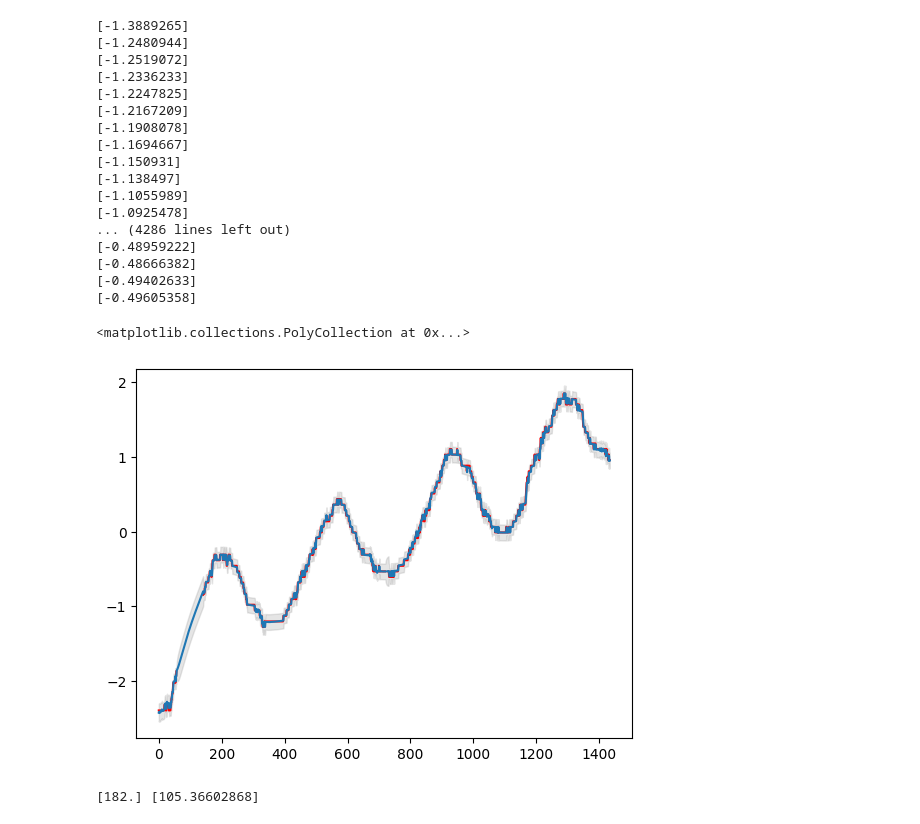
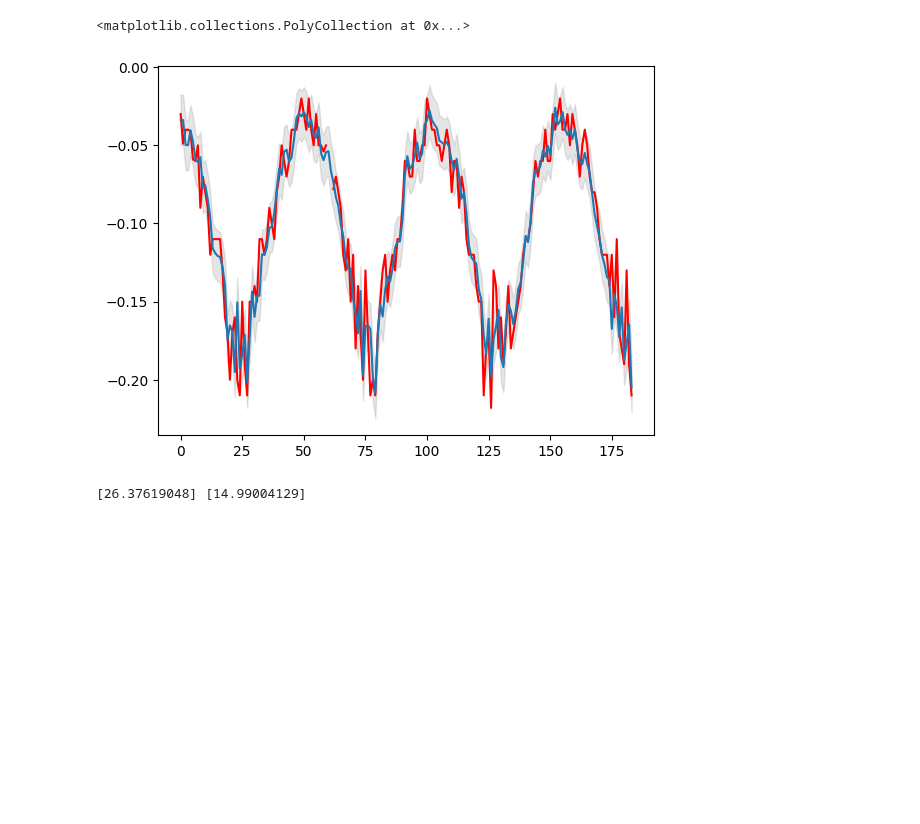
Before and after one commit to van-dai-vuong/cuTAGI, a Jupyter notebook: examples/generator_synTS_LSTM.ipynb, the cells around one changed output. Cells and saved outputs as stored; diff of their text form; code cells hidden in the pictures; blank space fills up the shorter version.

```diff
--- a/examples/generator_synTS_LSTM.ipynb
+++ b/examples/generator_synTS_LSTM.ipynb
@@ -94,12 +139,15 @@ hybrid = LSTM_SSM(
 )
 # %%
 # date_time_file="data/HQ/LGA007PIAP-E010_Y_train_datetime.csv"
-date_time_file="data/HQ/hq_ts1_train_datetime.csv"
-# time_covariates = ['week_of_year']
-time_covariates = ['day_of_year']
+# date_time_file="data/HQ/hq_ts1_train_datetime.csv"
+date_time_file="data/HQ/hq_ts4_train_datetime.csv"
+
+time_covariates = ['week_of_year']
+# time_covariates = ['day_of_year']
 train_dtl = TimeSeriesDataloader(
     # x_file="data/HQ/LGA007PIAP-E010_Y_train.csv",
-    x_file="data/HQ/hq_ts1_train.csv",
+    # x_file="data/HQ/hq_ts1_train.csv",
+    x_file="data/HQ/hq_ts4_train.csv",
     date_time_file=date_time_file,
     output_col=output_col,
     input_seq_len=input_seq_len,
@@ -120,58 +168,64 @@ for i in range(3):
     obs_test_unnorm = []
     sigma_v = 1E-12
     batch_size = 1
-    obs_unnorm = []
+    obs_norm = []
     hybrid.init_ssm_hs()
     var_y = np.full((batch_size * len(output_col),), sigma_v**2, dtype=np.float32)
 
     for x, y in train_batch_iter:
         x_input = np.copy(x)
         mu_x, var_x = process_input_ssm(
             mu_x = x_input, mu_preds_lstm = mu_preds_lstm, var_preds_lstm = var_preds_lstm,
             input_seq_len = input_seq_len, num_features = num_features,)
 
         # Feed forward
         y_pred, Sy_red, z_prior, Sz_prior, m_pred, v_pred = hybrid(mu_x, var_x)
         hybrid.backward(mu_obs = y, var_obs = var_y)
 
+        # obs = normalizer.unstandardize(
+        #     y, train_dtl.x_mean[output_col], train_dtl.x_std[output_col]
+        # )
+
+        # y_pred_unnorm = normalizer.unstandardize(
+        #     y, train_dtl.x_mean[output_col], train_dtl.x_std[output_col]
+        # )
+
         mu_preds.extend(y_pred)
         var_preds.extend(Sy_red + sigma_v**2)
         mu_preds_lstm.extend(m_pred)
         var_preds_lstm.extend(v_pred)
-        obs_unnorm.extend(y)
+        obs_norm.extend(y)
+
+    mu_preds = np.array(mu_preds)
+    std_preds = np.array(var_preds) ** 0.5
+    obs_norm = np.array(obs_norm)
+    obs_unnorm = normalizer.unstandardize(
+        obs_norm, train_dtl.x_mean[output_col], train_dtl.x_std[output_col]
+    )
+    mu_preds = normalizer.unstandardize(
+        mu_preds, train_dtl.x_mean[output_col], train_dtl.x_std[output_col]
+    )
+    std_preds = normalizer.unstandardize_std(std_preds, train_dtl.x_std[output_col])
+    var_preds = std_preds ** 2
 
     hybrid.smoother()
+
+# Keep the last 26 observation from the training set
+last26_obs = obs_unnorm[-26:].tolist()
 
 plt.figure()
 plt.plot(obs_unnorm, color='r',label=r"obs.")
 plt.plot(np.arange(len(obs_unnorm)), mu_preds, label='Prediction')
 plt.fill_between(
     np.arange(len(obs_unnorm)),
     np.array(mu_preds).flatten() - np.sqrt(np.array(var_preds).flatten()),
     np.array(mu_preds).flatten() + np.sqrt(np.array(var_preds).flatten()),
     alpha=0.2,
     color='gray',
 )
 # %% [output]
-[-1.3889265]
-[-1.2480944]
-[-1.2519072]
-[-1.2336233]
-[-1.2247825]
-[-1.2167209]
-[-1.1908078]
-[-1.1694667]
-[-1.150931]
-[-1.138497]
-[-1.1055989]
-[-1.0925478]
-... (4286 lines left out)
-[-0.48959222]
-[-0.48666382]
-[-0.49402633]
-[-0.49605358]
+<matplotlib.collections.PolyCollection at 0x...>
-<matplotlib.collections.PolyCollection at 0x...>
-[figure, old version]
+[figure, new version]
 # %%
 def normalize_date(date_time_i, mean, std):
     for time_cov in time_covariates:
@@ -224,7 +278,7 @@ for time_cov in time_covariates:
 op_mean, op_std = Normalizer.compute_mean_std(output)
 print(op_mean, op_std)
 # %% [output]
-[182.] [105.36602868]
+[26.37619048] [14.99004129]
 # %%
 date_time_train = copy.deepcopy(date_time)
 x_train = copy.deepcopy(x)
```
Also changed, not shown: parts of 8 cells of this notebook, 47 other files.
